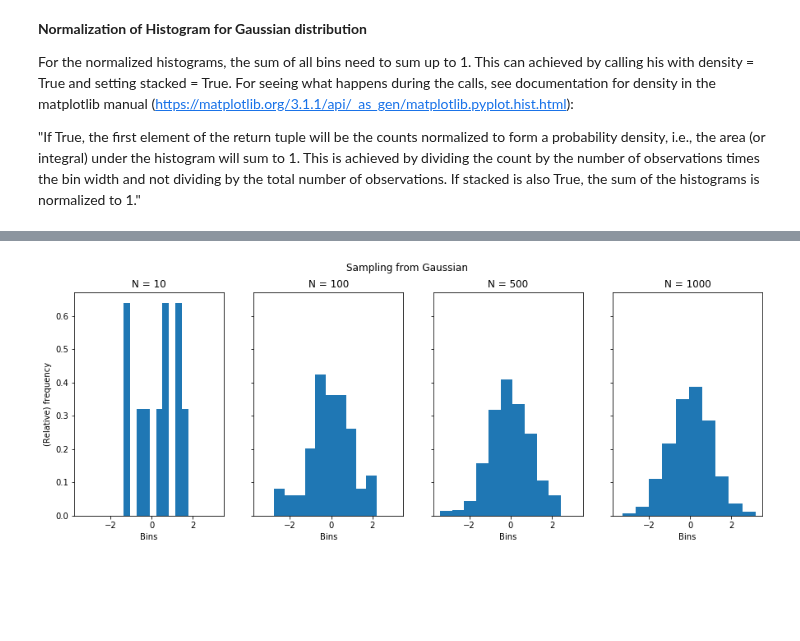
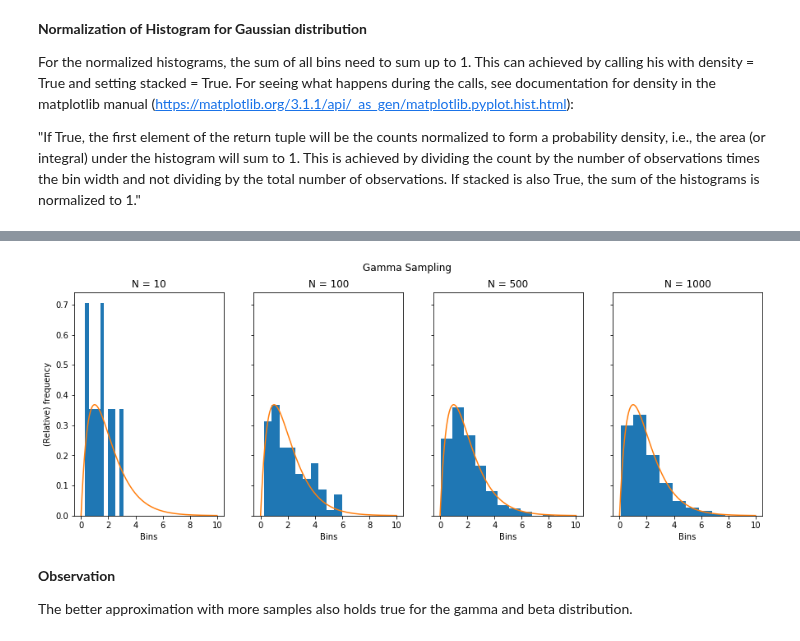
Before and after one commit to DorotheaMueller/statistics_assignments, a Jupyter notebook: ex_1.ipynb, the cells around one changed output, grey strips where cells are left out. Cells and saved outputs as stored; diff of their text form; code cells hidden in the pictures; blank space fills up the shorter version.

```diff
--- a/ex_1.ipynb
+++ b/ex_1.ipynb
@@ -190,20 +250,27 @@ For seeing what happens during the calls, see documentation for density in the m
+# %%
+# Parameters.
+a = 2
+all_ = np.linspace(0, 10, 1000)
 # %%
-def plot_histograms(number_samples, distr_name, sampling_fn, *params):
-    """Plots histograms for sampling_fn, using *params and a list how many samples you want to have (number_samples)."""
-    fig, axs = plt.subplots(nrows = 1, ncols = len(number_samples), sharex = True, sharey = True, figsize = (15, 5))
-    axs = axs.ravel()
+fig, axs = plt.subplots(nrows = 1, ncols = len(number_samples), sharex = True, sharey = True, figsize = (15, 5))
+axs = axs.ravel()
 
-    for n, ax, in zip(number_samples, axs):
-        sampling_fn(*params, 100)
-        var_gaussian = np.random.normal(0, 1, n)
-        ax.hist(var_gaussian, density = True)
+for n, ax, in zip(number_samples, axs):
+    var_gamma = np.random.gamma(a, size = n)
 
-        ax.set_title(f"N = {n}")
-        ax.set_xlabel("Bins")
+    # Sampling.
+    ax.hist(var_gamma, density = True, stacked = True)
 
-    axs[0].set_ylabel("(Relative) frequency")
-    plt.suptitle(distr_name);
+    # Reference function.
+    ax.plot(all_, gamma_fn.pdf(all_, a))
+    ax.set_title(f"N = {n}")
+    ax.set_xlabel("Bins")
+
+axs[0].set_ylabel("(Relative) frequency")
+plt.suptitle("Gamma Sampling");
+# %% [output]
+[figure, added]
-# %%
-plot_histograms(number_samples, "Sampling from Gaussian", np.random.normal, 0, 1)
-# %% [output]
-[figure, removed]
+# %% [markdown]
+**Observation**
+
+The better approximation with more samples also holds true for the gamma and beta distribution.
```
Also changed, not shown: parts of 10 cells of this notebook.
